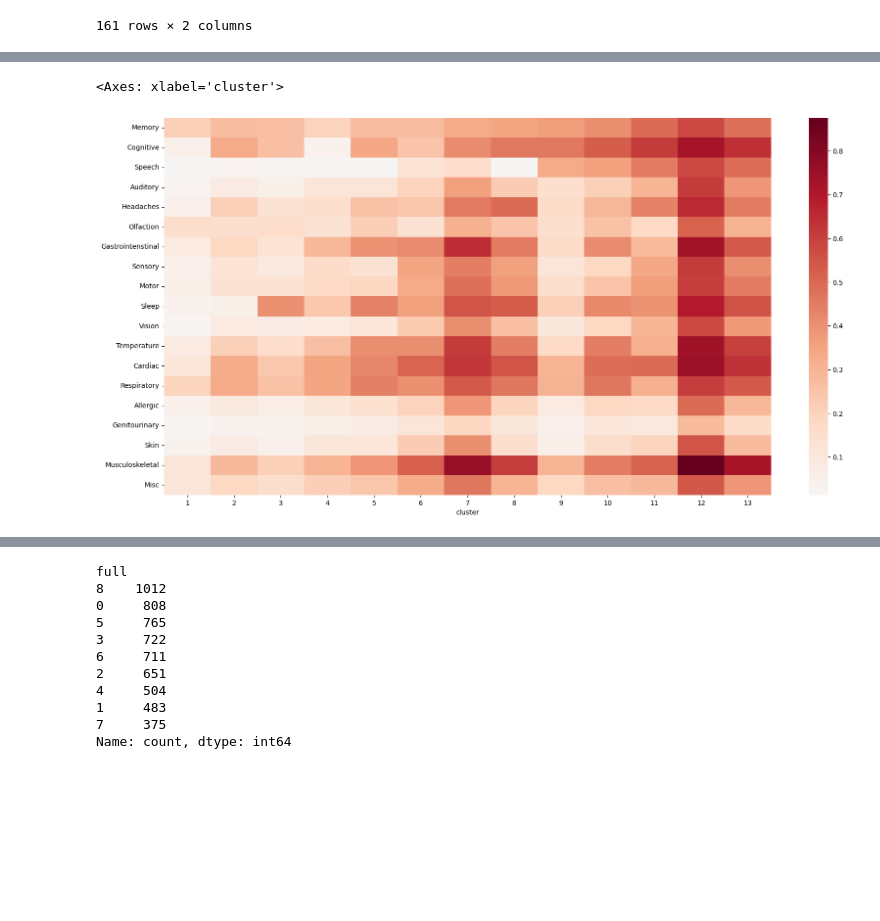
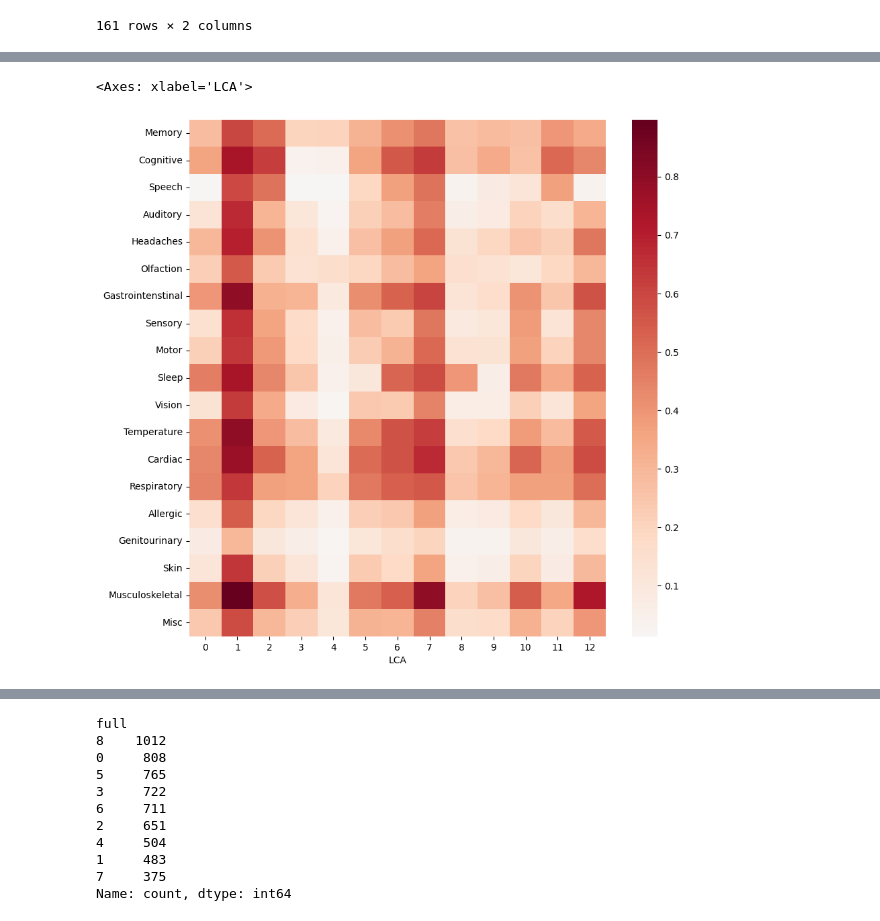
Before and after one commit to leothesouthafrican/PLR, a Jupyter notebook: Tessa/stepmix_sympgroup_compare_010224.ipynb, the cells around one changed output, grey strips where cells are left out. Cells and saved outputs as stored; diff of their text form; code cells hidden in the pictures; blank space fills up the shorter version.

```diff
--- a/Tessa/stepmix_sympgroup_compare_010224.ipynb
+++ b/Tessa/stepmix_sympgroup_compare_010224.ipynb
@@ -60,0 +36,4 @@ Name: cluster, Length: 6031, dtype: int64
+# %%
+clus = pd.read_csv("../clusterings/tessa/cluster_13_111023.csv", index_col=0)
+clus_leo = pd.read_csv("../clusterings/leo/d2_pca_additive_hdbscan_sil_17_6031_with_ids.csv", index_col=0)
+clus_chris = pd.read_csv("../clusterings/chris/lowdim_spectral_ensemble_50_kmeans_joint_criterion_alpha_0.5_n_clusters_8.csv", index_col=0)
@@ -61,12 +42,17 @@ Name: cluster, Length: 6031, dtype: int64
+# %%
+sympdf['LCA'] = clus['cluster'].values
+sympdf['Leo'] = clus_leo['cluster'].values
+sympdf['Chris'] = clus_chris['cluster'].values
 # %%
 avg_scores_by_grouping = {}
-
-for grouping in groups_df.group.unique():
-    # calculat the average score for each symptom in the group for each cluster in 'cluster'
-    keepcols = groups_df.loc[groups_df.group == grouping, 'symptom'].tolist()
-    #print(keepcols)
-    keepcols.append('cluster')
-    a = sympdf.loc[:, keepcols]
-    avg = a.groupby('cluster').mean()
-    avg_scores_by_grouping[grouping] = avg.mean(axis=1)
-    #avg = sympdf.loc[:, sympdf.columns.str.startswith(grouping)].groupby(clus).mean()
+def make_avg_scores_by_grouping(sympdf = sympdf, clustercol = 'cluster', groups_df=groups_df):
+    for grouping in groups_df.group.unique():
+        # calculat the average score for each symptom in the group for each cluster in 'cluster'
+        keepcols = groups_df.loc[groups_df.group == grouping, 'symptom'].tolist()
+        #print(keepcols)
+        keepcols.append(clustercol)
+        a = sympdf.loc[:, keepcols]
+        avg = a.groupby(clustercol).mean()
+        avg_scores_by_grouping[grouping] = avg.mean(axis=1)
+        #avg = sympdf.loc[:, sympdf.columns.str.startswith(grouping)].groupby(clus).mean()
+    return(pd.DataFrame(avg_scores_by_grouping))
@@ -74,0 +59,2 @@ avgdf  = pd.DataFrame(avg_scores_by_grouping)
+# %%
+tessadf = make_avg_scores_by_grouping(clustercol = "LCA")
@@ -75,7 +65,7 @@ avgdf  = pd.DataFrame(avg_scores_by_grouping)
 # %%
 # plot avgdf as heatmap
-plt.figure(figsize=(20,10))
-sns.heatmap(avgdf.transpose(), cmap='RdBu_r', center=0)
+plt.figure(figsize=(10,10))
+sns.heatmap(tessadf.transpose(), cmap='RdBu_r', center=0)
 # %% [output]
-<Axes: xlabel='cluster'>
+<Axes: xlabel='LCA'>
-[figure, old version]
+[figure, new version]
```
Also changed, not shown: parts of 12 cells of this notebook, 2 other files.
